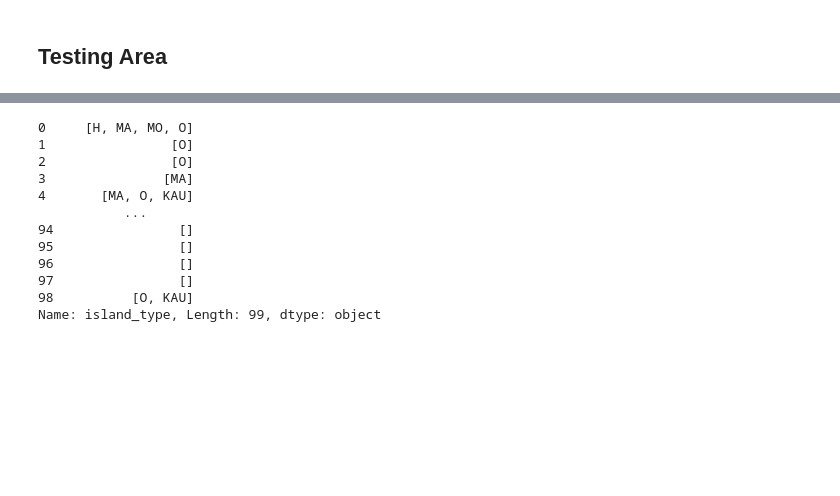
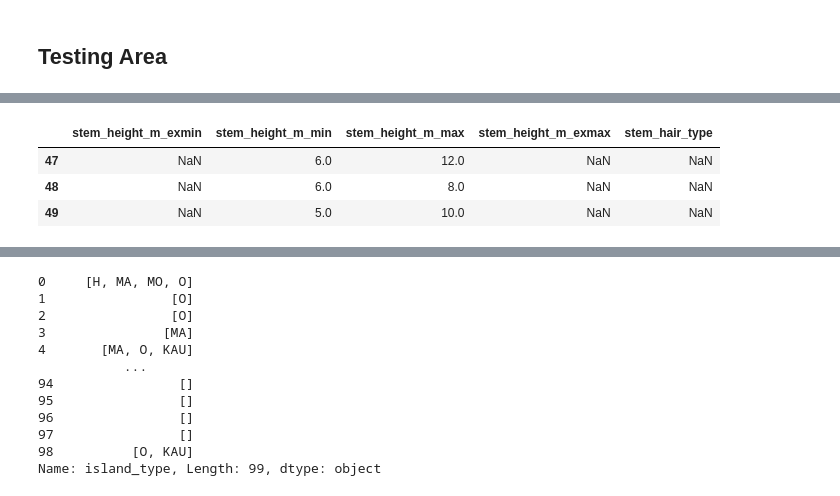
Before and after one commit to WillHarrigan/ai_wagner_trait_data_extraction, a Jupyter notebook: ipynb/model_testing_wagner_data_extraction.ipynb, the cells around one changed output, grey strips where cells are left out. Drawn from its saved outputs; the diff is of its cells as text; code cells hidden in the pictures; blank space fills up the shorter version.

```diff
--- a/ipynb/model_testing_wagner_data_extraction.ipynb
+++ b/ipynb/model_testing_wagner_data_extraction.ipynb
@@ -777,0 +968,8 @@ df.head()
+# %%
+df[(df['family'] == 'Agavaceae') & (df['genus'] == 'Pleomele')].filter(like='stem')
+# amp[amp['family'] == 'Brassicaceae']['leaflet_leaf_width'].values
+# %% [output]
+|  | stem_height_m_exmin | stem_height_m_min | stem_height_m_max | stem_height_m_exmax | stem_hair_type |
+| 47 | NaN | 6.0 | 12.0 | NaN | NaN |
+| 48 | NaN | 6.0 | 8.0 | NaN | NaN |
+| 49 | NaN | 5.0 | 10.0 | NaN | NaN |
```
Also changed, not shown: parts of 21 cells of this notebook, 1 other file.
